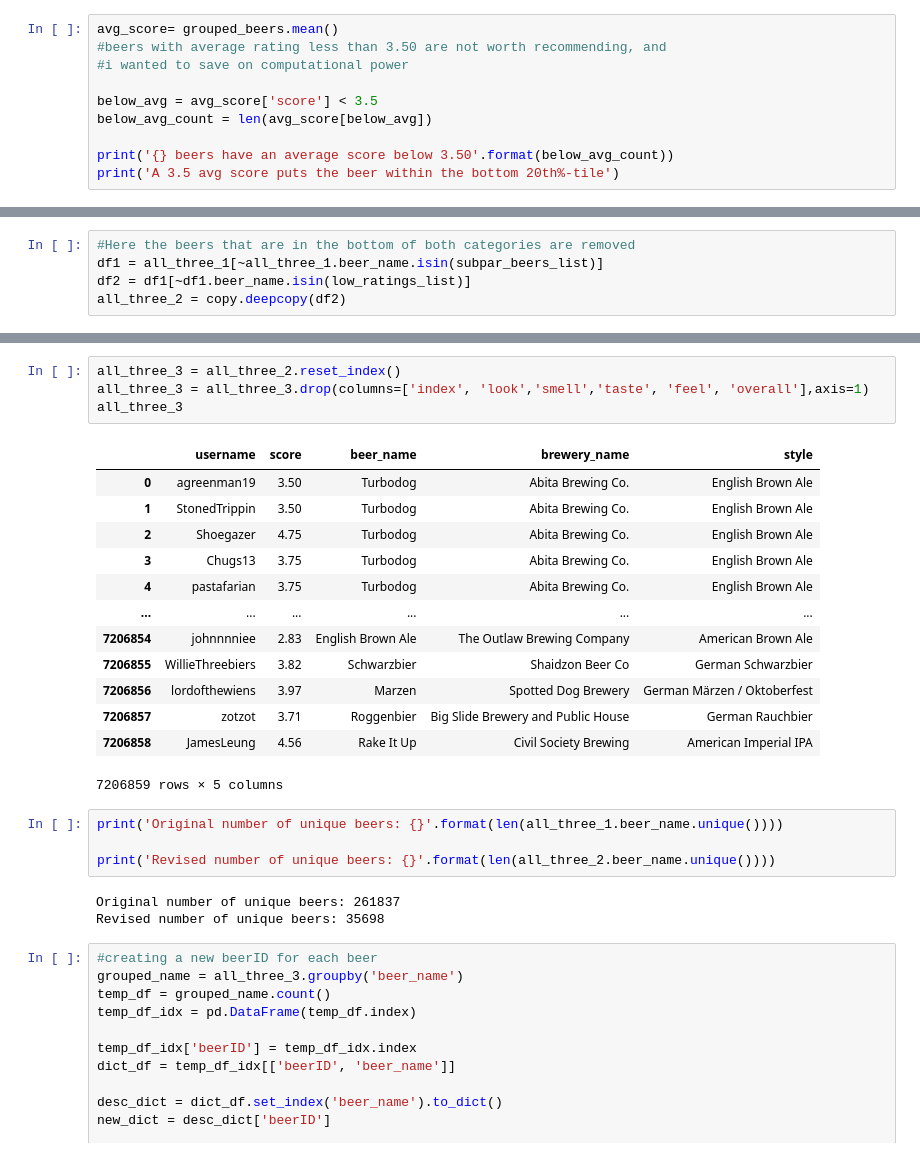
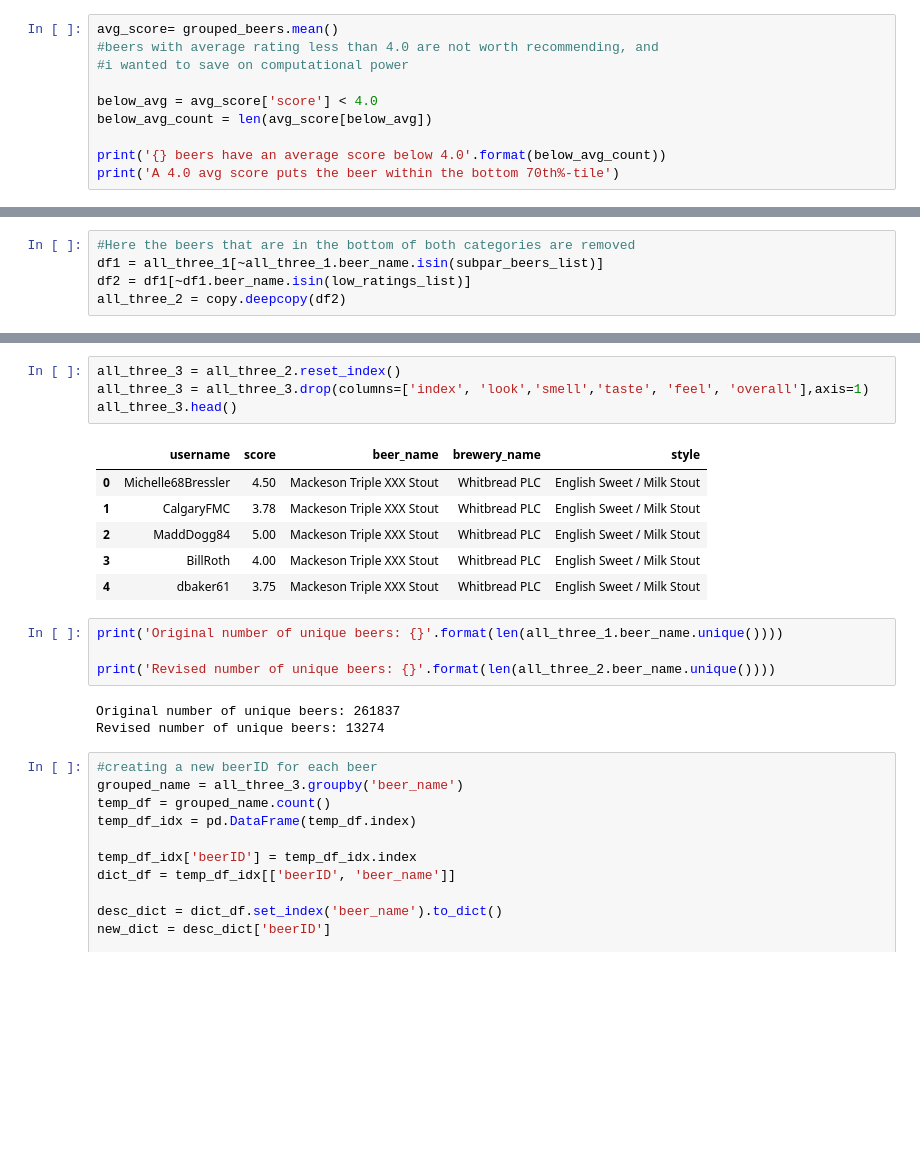
Before and after one commit to DevoSilk/Capstone3, a Jupyter notebook: src/cap3copy.ipynb, the cells around one changed output, grey strips where cells are left out. Cells and saved outputs as stored; diff of their text form; blank space fills up the shorter version.

```diff
--- a/src/cap3copy.ipynb
+++ b/src/cap3copy.ipynb
@@ -243,12 +242,12 @@ grouped_beers.mean().sort_values(by= 'score', ascending=False).quantile(np.arang
 | 0.95 | 4.172619 | 4.181818 | 4.200000 | 4.166667 | 4.175000 | 4.360000 |
 # %%
 avg_score= grouped_beers.mean()
-#beers with average rating less than 3.50 are not worth recommending, and
+#beers with average rating less than 4.0 are not worth recommending, and
 #i wanted to save on computational power
 
-below_avg = avg_score['score'] < 3.5
+below_avg = avg_score['score'] < 4.0
 below_avg_count = len(avg_score[below_avg])
 
-print('{} beers have an average score below 3.50'.format(below_avg_count))
-print('A 3.5 avg score puts the beer within the bottom 20th%-tile')
+print('{} beers have an average score below 4.0'.format(below_avg_count))
+print('A 4.0 avg score puts the beer within the bottom 70th%-tile')
 # %% [output]
@@ -339,28 +349,21 @@ all_three_2.head(10)
 # %%
 all_three_3 = all_three_2.reset_index()
 all_three_3 = all_three_3.drop(columns=['index', 'look','smell','taste', 'feel', 'overall'],axis=1)
-all_three_3
+all_three_3.head()
 # %% [output]
 |  | username | score | beer_name | brewery_name | style |
-| 0 | agreenman19 | 3.50 | Turbodog | Abita Brewing Co. | English Brown Ale |
-| 1 | StonedTrippin | 3.50 | Turbodog | Abita Brewing Co. | English Brown Ale |
-| 2 | Shoegazer | 4.75 | Turbodog | Abita Brewing Co. | English Brown Ale |
-| 3 | Chugs13 | 3.75 | Turbodog | Abita Brewing Co. | English Brown Ale |
-| 4 | pastafarian | 3.75 | Turbodog | Abita Brewing Co. | English Brown Ale |
-| ... | ... | ... | ... | ... | ... |
-| 7206854 | johnnnniee | 2.83 | English Brown Ale | The Outlaw Brewing Company | American Brown Ale |
-| 7206855 | WillieThreebiers | 3.82 | Schwarzbier | Shaidzon Beer Co | German Schwarzbier |
-| 7206856 | lordofthewiens | 3.97 | Marzen | Spotted Dog Brewery | German Märzen / Oktoberfest |
-| 7206857 | zotzot | 3.71 | Roggenbier | Big Slide Brewery and Public House | German Rauchbier |
-| 7206858 | JamesLeung | 4.56 | Rake It Up | Civil Society Brewing | American Imperial IPA |
+| 0 | Michelle68Bressler | 4.50 | Mackeson Triple XXX Stout | Whitbread PLC | English Sweet / Milk Stout |
+| 1 | CalgaryFMC | 3.78 | Mackeson Triple XXX Stout | Whitbread PLC | English Sweet / Milk Stout |
+| 2 | MaddDogg84 | 5.00 | Mackeson Triple XXX Stout | Whitbread PLC | English Sweet / Milk Stout |
+| 3 | BillRoth | 4.00 | Mackeson Triple XXX Stout | Whitbread PLC | English Sweet / Milk Stout |
+| 4 | dbaker61 | 3.75 | Mackeson Triple XXX Stout | Whitbread PLC | English Sweet / Milk Stout |
-7206859 rows × 5 columns
 # %%
 print('Original number of unique beers: {}'.format(len(all_three_1.beer_name.unique())))
 
 print('Revised number of unique beers: {}'.format(len(all_three_2.beer_name.unique())))
 # %% [output]
 Original number of unique beers: 261837
-Revised number of unique beers: 35698
+Revised number of unique beers: 13274
 # %%
 #creating a new beerID for each beer
 grouped_name = all_three_3.groupby('beer_name')
```
Also changed, not shown: parts of 36 cells of this notebook, 3 other files.
